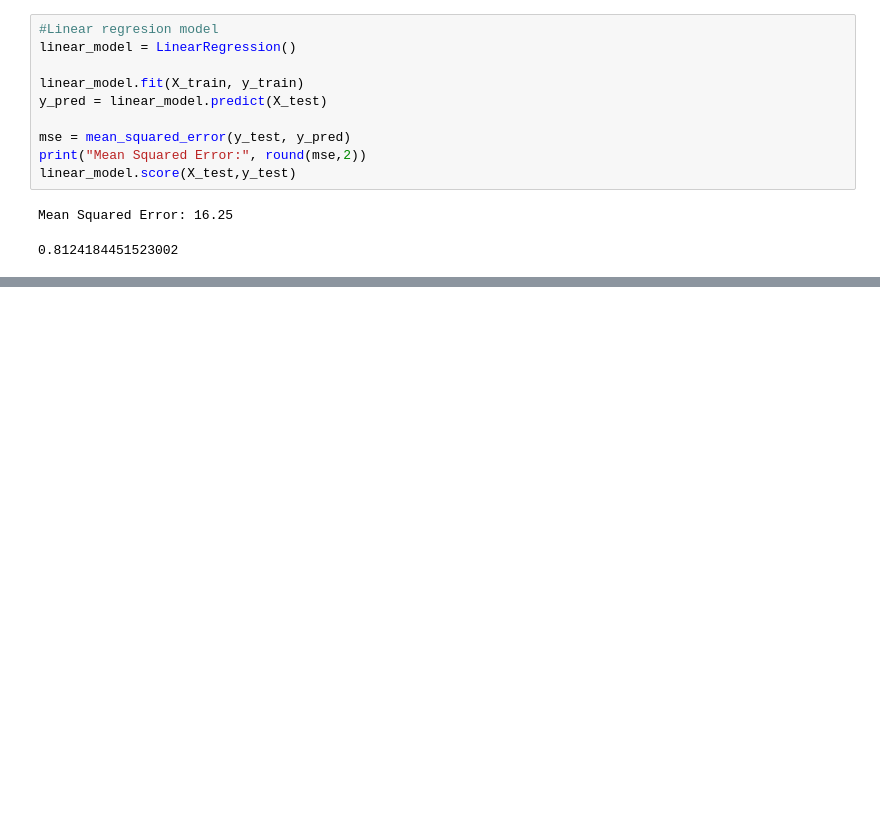
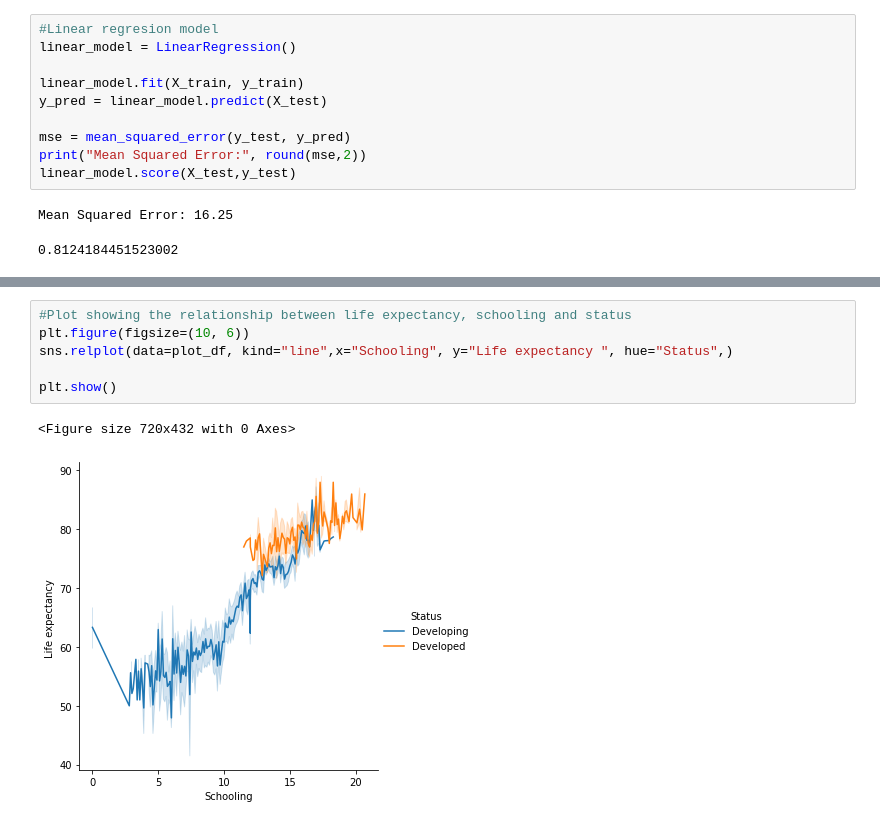
Before and after one commit to srodriguez252/Life-Expectancy, a Jupyter notebook: life_expectancy.ipynb, the cells around one changed output, grey strips where cells are left out. Saved outputs shown, nothing was run; the diff lists cells and outputs as text; blank space fills up the shorter version.

```diff
--- a/life_expectancy.ipynb
+++ b/life_expectancy.ipynb
@@ -344,0 +335,9 @@ Mean Squared Error Random Forest:  2.8
+# %%
+#Plot showing the relationship between life expectancy, schooling and status
+plt.figure(figsize=(10, 6))
+sns.relplot(data=plot_df, kind="line",x="Schooling", y="Life expectancy ", hue="Status",)
+
+plt.show()
+# %% [output]
+<Figure size 720x432 with 0 Axes>
+[figure, added]
```
Also changed, not shown: parts of 39 cells of this notebook.
